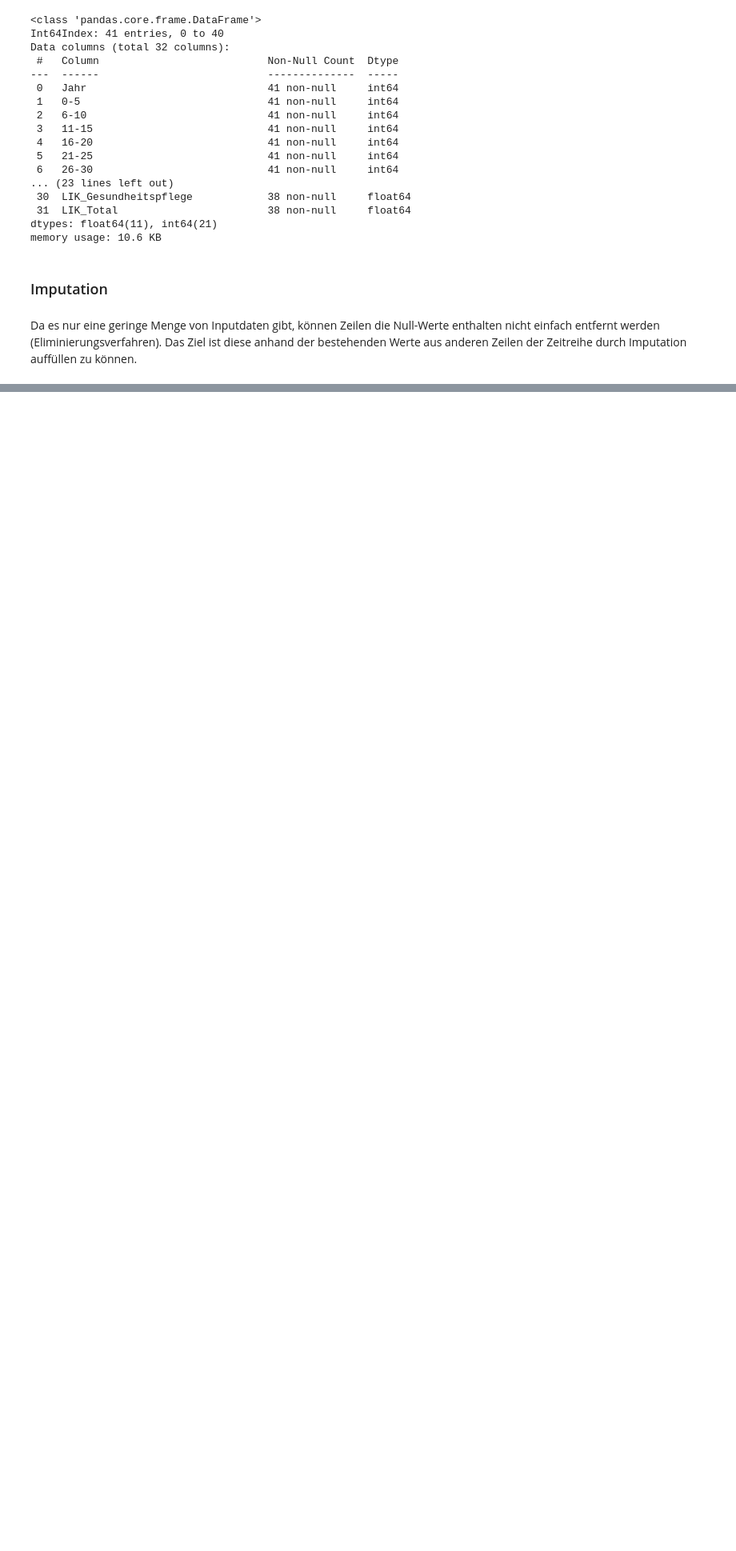
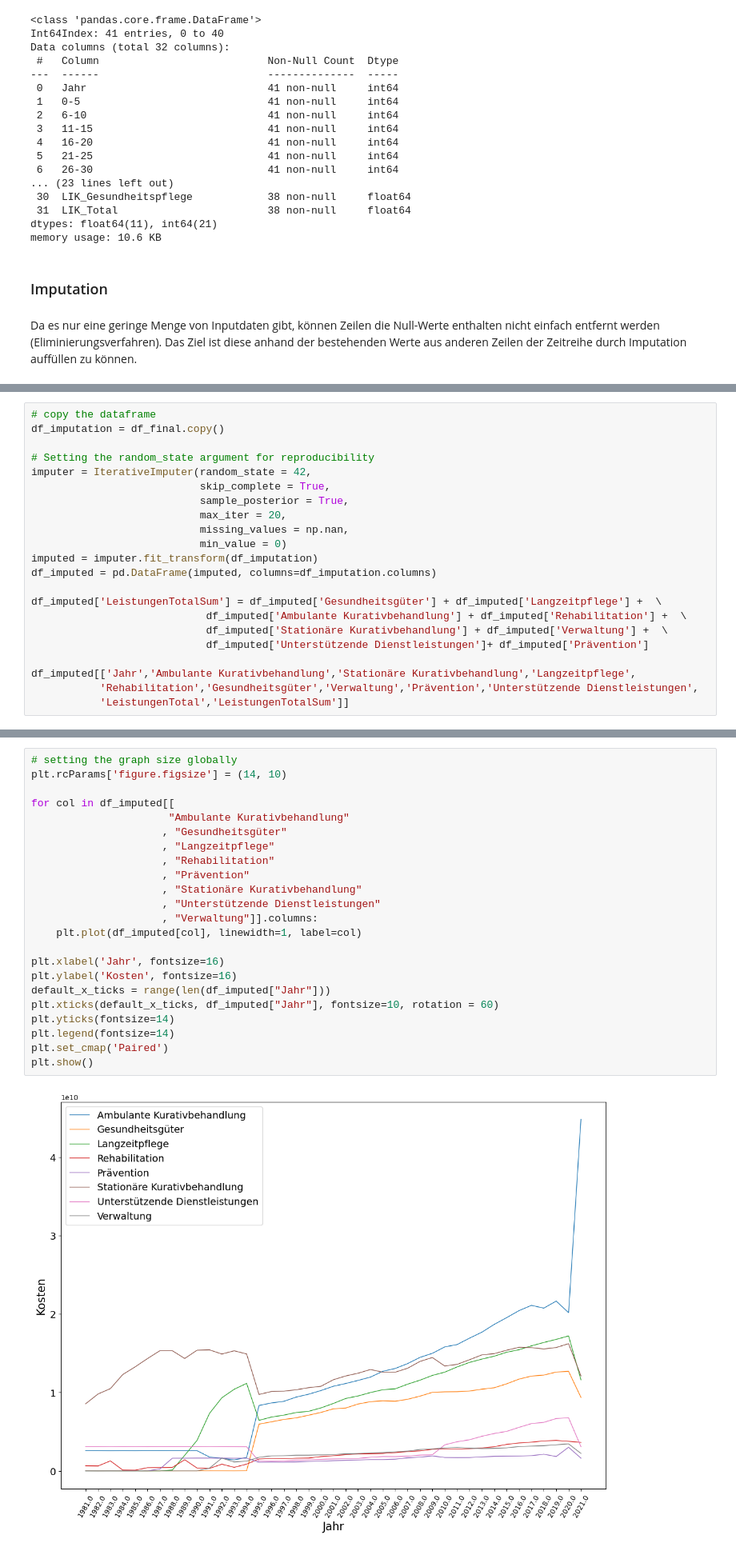
Before and after one commit to patrick-hirschi/ml-sem-healtcare-cost-prediction, a Jupyter notebook: DS-C-ML001 Semesterarbeit Patrick Hirschi "Zukunftsszenarien Gesundheitskosten".ipynb, the cells around one changed output, grey strips where cells are left out. Shown at 80% size. Saved outputs shown, nothing was run; the diff lists cells and outputs as text; blank space fills up the shorter version.

```diff
--- a/DS-C-ML001 Semesterarbeit Patrick Hirschi "Zukunftsszenarien Gesundheitskosten".ipynb
+++ b/DS-C-ML001 Semesterarbeit Patrick Hirschi "Zukunftsszenarien Gesundheitskosten".ipynb
@@ -1567,0 +1727,22 @@ Model score for Verwaltung: 0.9721363540797924
+# %%
+# copy the dataframe
+df_imputation = df_final.copy()
+
+# Setting the random_state argument for reproducibility
+imputer = IterativeImputer(random_state = 42,
+                           skip_complete = True,
+                           sample_posterior = True,
+                           max_iter = 20,
+                           missing_values = np.nan,
+                           min_value = 0)
+imputed = imputer.fit_transform(df_imputation)
+df_imputed = pd.DataFrame(imputed, columns=df_imputation.columns)
+
+df_imputed['LeistungenTotalSum'] = df_imputed['Gesundheitsgüter'] + df_imputed['Langzeitpflege'] +  \
+                            df_imputed['Ambulante Kurativbehandlung'] + df_imputed['Rehabilitation'] +  \
+                            df_imputed['Stationäre Kurativbehandlung'] + df_imputed['Verwaltung'] +  \
+                            df_imputed['Unterstützende Dienstleistungen']+ df_imputed['Prävention']
+
+df_imputed[['Jahr','Ambulante Kurativbehandlung','Stationäre Kurativbehandlung','Langzeitpflege',
+           'Rehabilitation','Gesundheitsgüter','Verwaltung','Prävention','Unterstützende Dienstleistungen',
+           'LeistungenTotal','LeistungenTotalSum']]
@@ -1567,0 +1771,25 @@ Model score for Verwaltung: 0.9721363540797924
+# %%
+# setting the graph size globally
+plt.rcParams['figure.figsize'] = (14, 10)
+
+for col in df_imputed[[
+                      "Ambulante Kurativbehandlung"
+                     , "Gesundheitsgüter"
+                     , "Langzeitpflege"
+                     , "Rehabilitation"
+                     , "Prävention"
+                     , "Stationäre Kurativbehandlung"
+                     , "Unterstützende Dienstleistungen"
+                     , "Verwaltung"]].columns:
+    plt.plot(df_imputed[col], linewidth=1, label=col)
+
+plt.xlabel('Jahr', fontsize=16)
+plt.ylabel('Kosten', fontsize=16)
+default_x_ticks = range(len(df_imputed["Jahr"]))
+plt.xticks(default_x_ticks, df_imputed["Jahr"], fontsize=10, rotation = 60)
+plt.yticks(fontsize=14)
+plt.legend(fontsize=14)
+plt.set_cmap('Paired')
+plt.show()
+# %% [output]
+[figure, added]
```
Also changed, not shown: parts of 50 cells of this notebook, 10 other files.
